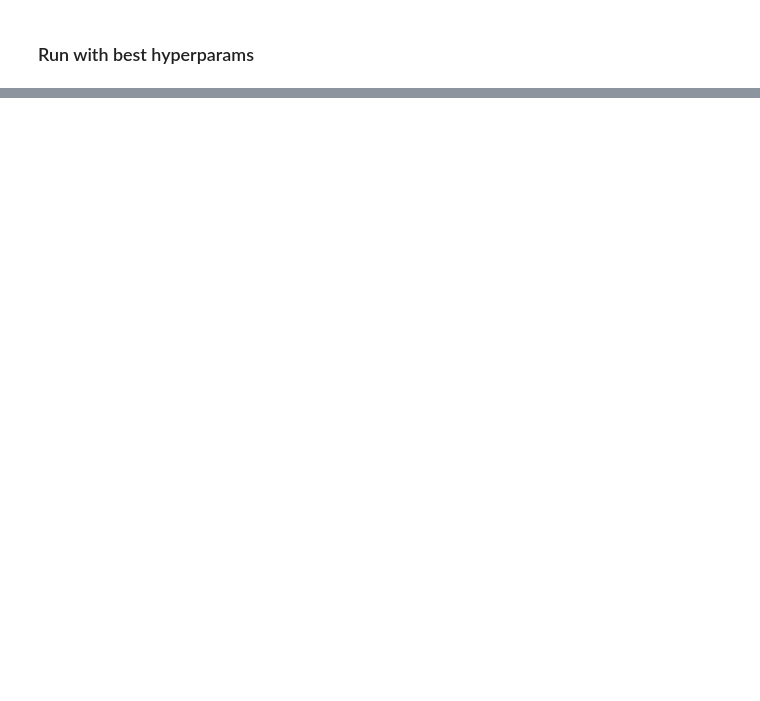
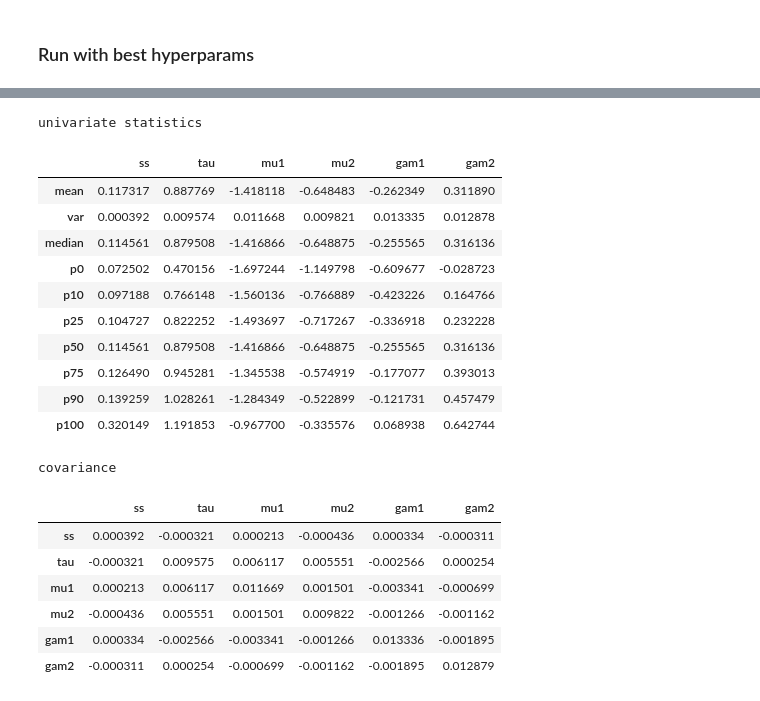
Before and after one commit to etrieschman/gene-expr, a Jupyter notebook: code/Trieschman_STATS370_Final.ipynb, the cells around one changed output, grey strips where cells are left out. Cells and saved outputs as stored; diff of their text form; code cells hidden in the pictures; blank space fills up the shorter version.

```diff
--- a/code/Trieschman_STATS370_Final.ipynb
+++ b/code/Trieschman_STATS370_Final.ipynb
@@ -239,11 +216,11 @@ M_rats = [
 #     [1, 1, 1, 1, 1, 1],
 #       [0.5, 1, 1, 1, 1, 1],
       [0.25, 0.5, 1, 1, 1, 1],
-      [0.25, 0.5, 1, 1, 0.75, 0.75]
+#       [0.25, 0.5, 1, 1, 0.75, 0.75]
 ]
-M_scales = [0.5, 1, 1.5]
-Ls = [15, 20, 25]
-epss = [0.001, 0.005, 0.01]
+M_scales = [1.25, 1.5, 1.75]
+Ls = [15]
+epss = [0.001, 0.005]
 best_params_hmc = (M_rats[0], M_scales[0], Ls[0], epss[0])
 
 # search hyperparameter space
@@ -258,7 +235,7 @@ for i, M_rat in enumerate(tqdm(M_rats, disable=False)):
                 qt, cands, status = HMC(q=q0, p=p0, Y=Y, groups=groups, M=M, M_inv=M_inv, eps=eps, L=L, T=T, verbose=False)
                 # get and log stats
                 pct_accept = np.sum(status[burn_in:] == 'a') / len(status)
-                lags = np.apply_along_axis(sm.tsa.acf, axis=0, arr=qt, nlags=T/2)
+                lags = np.apply_along_axis(sm.tsa.acf, axis=0, arr=qt, nlags=T/10)
                 steps = np.argmin(np.abs(lags - acorr_threshold), axis=0).tolist()
                 report[i, M_scale, L, eps] = [pct_accept] + steps
 
@@ -267,4 +244,4 @@ for i, M_rat in enumerate(tqdm(M_rats, disable=False)):
                     best_accept_hmc = pct_accept
                     best_params_hmc = (M_rat, M_scale, L, eps)
 
-print('best parameters:', best_params_hmc)
+print('best parameters (Mrat, Mscale, L, eps):', best_params_hmc)
@@ -277,7 +256,7 @@ M = M_scale*torch.diag(torch.tensor(M_rat, dtype=torch.float))
 M_inv = torch.linalg.inv(M)
 
 q0 = torch.tensor([0.25, 0.5, -1, -1, 0, 0], dtype=torch.float)
-p0 = torch.tensor(sps.multivariate_normal.rvs(mean=np.repeat(0,n), cov=M)).float()
+p0 = torch.tensor(sps.multivariate_normal.rvs(mean=np.repeat(0,len(q0)), cov=M)).float()
 
 q_hmc, cands_hmc, status_hmc = HMC(q0, p0, Y, groups, M, M_inv, eps, L, T)
 # %%
@@ -287,21 +270,42 @@ plot_acorr(q_hmc)
 # %%
 theta_labels = ['ss', 'tau', 'mu1', 'mu2', 'gam1', 'gam2']
 
 # read-out statistics
 stats_hmc = {}
 stats_hmc['mean'] = np.mean(q_hmc, axis=0)
 stats_hmc['var'] = np.var(q_hmc, axis=0)
 stats_hmc['median'] = np.median(q_hmc, axis=0)
-for pctl in [0, 0.1, 0.25, 0.5, 0.75, 0.9, 1]:
-    stats_hmc[f'p{int(pctl*100)}'] = np.percentile(q_hmc, pctl, axis=0)
+for pctl in [0, 10, 25, 50, 75, 90, 100]:
+    stats_hmc[f'p{pctl}'] = np.percentile(q_hmc, pctl, axis=0)
 stats_hmc = pd.DataFrame(stats_hmc).T
 stats_hmc.columns = theta_labels
 print('univariate statistics')
 display(stats_hmc)
 
 # covariance
 cov_hmc = pd.DataFrame(np.cov(q_hmc.T))
 cov_hmc.columns = theta_labels
 cov_hmc.index = theta_labels
 print('covariance')
 display(cov_hmc)
+# %% [output]
+univariate statistics
+|  | ss | tau | mu1 | mu2 | gam1 | gam2 |
+| mean | 0.117317 | 0.887769 | -1.418118 | -0.648483 | -0.262349 | 0.311890 |
+| var | 0.000392 | 0.009574 | 0.011668 | 0.009821 | 0.013335 | 0.012878 |
+| median | 0.114561 | 0.879508 | -1.416866 | -0.648875 | -0.255565 | 0.316136 |
+| p0 | 0.072502 | 0.470156 | -1.697244 | -1.149798 | -0.609677 | -0.028723 |
+| p10 | 0.097188 | 0.766148 | -1.560136 | -0.766889 | -0.423226 | 0.164766 |
+| p25 | 0.104727 | 0.822252 | -1.493697 | -0.717267 | -0.336918 | 0.232228 |
+| p50 | 0.114561 | 0.879508 | -1.416866 | -0.648875 | -0.255565 | 0.316136 |
+| p75 | 0.126490 | 0.945281 | -1.345538 | -0.574919 | -0.177077 | 0.393013 |
+| p90 | 0.139259 | 1.028261 | -1.284349 | -0.522899 | -0.121731 | 0.457479 |
+| p100 | 0.320149 | 1.191853 | -0.967700 | -0.335576 | 0.068938 | 0.642744 |
+covariance
+|  | ss | tau | mu1 | mu2 | gam1 | gam2 |
+| ss | 0.000392 | -0.000321 | 0.000213 | -0.000436 | 0.000334 | -0.000311 |
+| tau | -0.000321 | 0.009575 | 0.006117 | 0.005551 | -0.002566 | 0.000254 |
+| mu1 | 0.000213 | 0.006117 | 0.011669 | 0.001501 | -0.003341 | -0.000699 |
+| mu2 | -0.000436 | 0.005551 | 0.001501 | 0.009822 | -0.001266 | -0.001162 |
+| gam1 | 0.000334 | -0.002566 | -0.003341 | -0.001266 | 0.013336 | -0.001895 |
+| gam2 | -0.000311 | 0.000254 | -0.000699 | -0.001162 | -0.001895 | 0.012879 |
```
Also changed, not shown: parts of 7 cells of this notebook, 2 other files.
